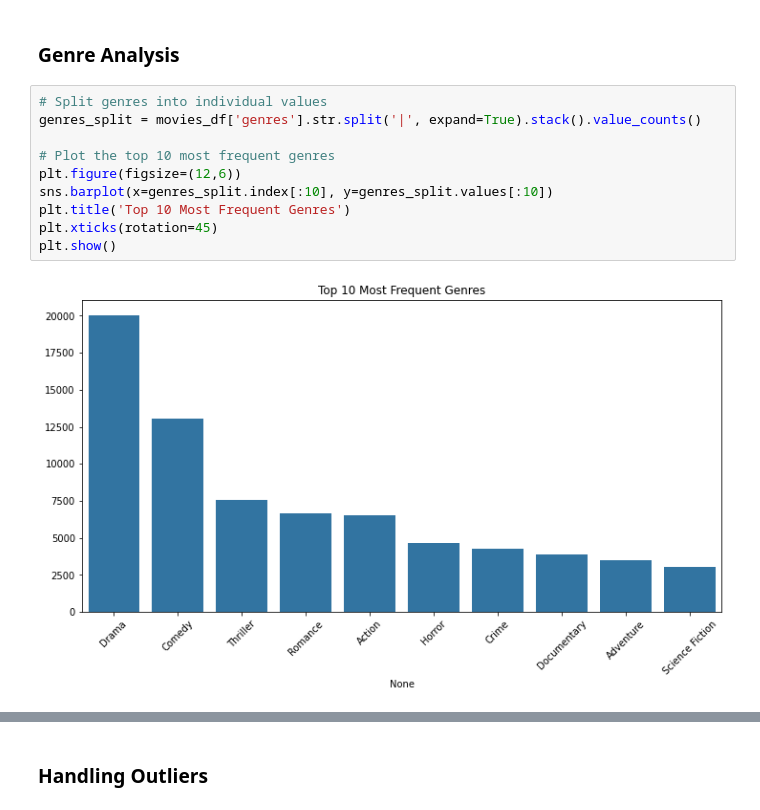
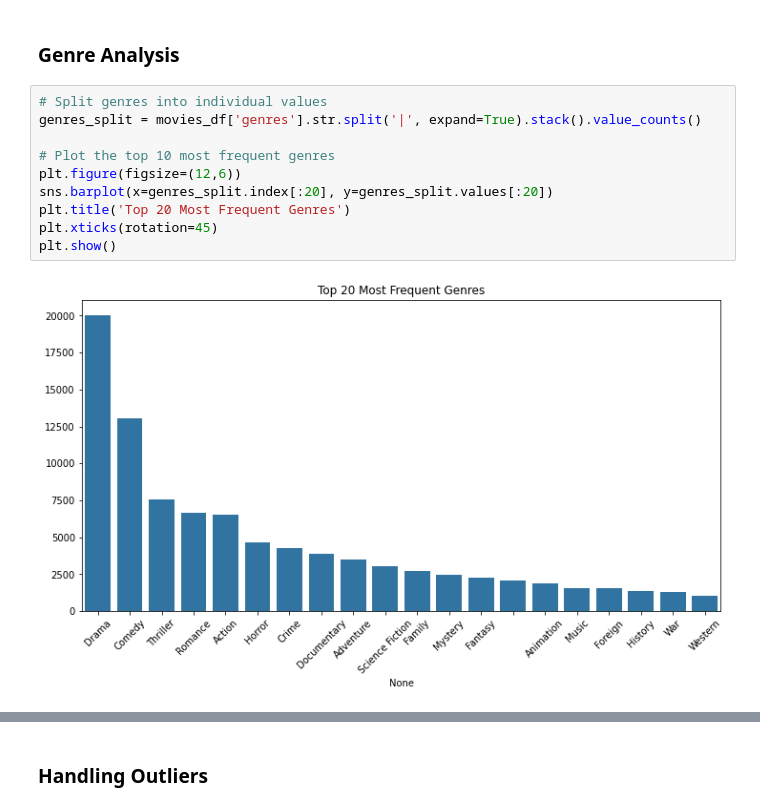
Before and after one commit to sohansputhran/movie-analytics, a Jupyter notebook: notebooks/data_preparation.ipynb, the cells around one changed output, grey strips where cells are left out. Drawn from its saved outputs; the diff is of its cells as text.

```diff
--- a/notebooks/data_preparation.ipynb
+++ b/notebooks/data_preparation.ipynb
@@ -176,12 +176,12 @@ plt.show()
 # %%
 # Split genres into individual values
 genres_split = movies_df['genres'].str.split('|', expand=True).stack().value_counts()
 
 # Plot the top 10 most frequent genres
 plt.figure(figsize=(12,6))
-sns.barplot(x=genres_split.index[:10], y=genres_split.values[:10])
-plt.title('Top 10 Most Frequent Genres')
+sns.barplot(x=genres_split.index[:20], y=genres_split.values[:20])
+plt.title('Top 20 Most Frequent Genres')
 plt.xticks(rotation=45)
 plt.show()
 # %% [output]
-[figure, old version]
+[figure, new version]
```
Also changed, not shown: parts of 4 cells of this notebook, 6 other files.
